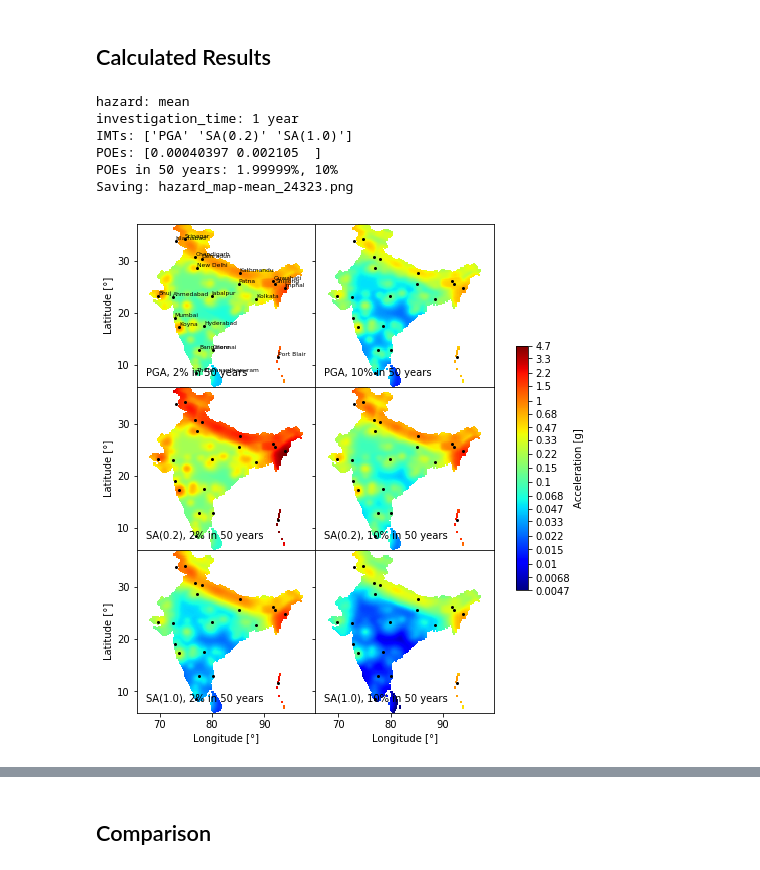
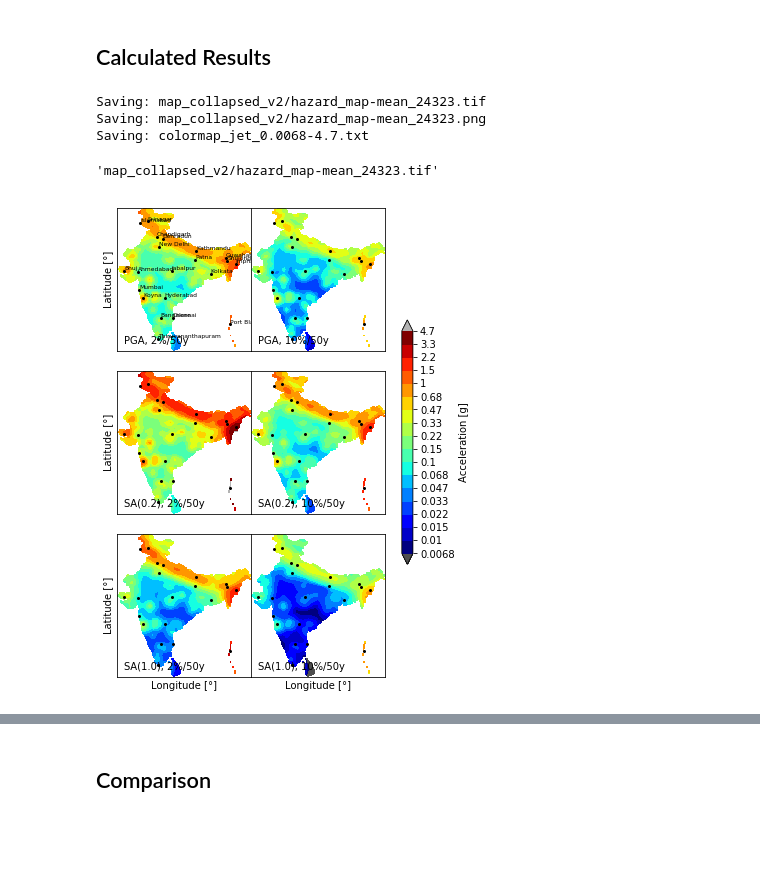
Before and after one commit to nackerley/indian-subcontinent-psha, a Jupyter notebook: Results/Mapping.ipynb, the cells around one changed output, grey strips where cells are left out. Saved outputs shown, nothing was run; the diff lists cells and outputs as text; code cells hidden in the pictures; blank space fills up the shorter version.

```diff
--- a/Results/Mapping.ipynb
+++ b/Results/Mapping.ipynb
@@ -169,61 +128,10 @@ Saving: map_published.png
 # %% [markdown]
 ## Calculated Results
-# %%
-df_calc, config = read_hazard_map_csv(MAP_CSV)
-if 'kind' in config:
-    print('hazard: ' + config['kind'])
-print('investigation_time: %g year' % config['investigation_time'])
-
-imts = df_calc.columns.levels[0].values
-poes_inv = df_calc.columns.levels[1].values
-print('IMTs:', imts)
-print('POEs:', poes_inv)
-
-poes_nom = convert_probability(poes_inv, config['investigation_time'], T_NOM)
-print('POEs in %g years: %s' % (T_NOM, ', '.join('%g%%' % (100*poe) for poe in poes_nom)))
-
-fig, axes = plt.subplots(len(imts), len(poes_inv),
-                         figsize=(4*len(poes_inv), 3*len(imts)), sharex=True, sharey=True,
-                         subplot_kw={'adjustable': 'datalim', 'aspect': 1})
-fig.subplots_adjust(hspace=0, wspace=0)
-for imt, row_axes in zip(imts, axes):
-    for poe_inv, poe_nom, ax in zip(poes_inv, POES_NOM, row_axes):
-
-        imt_poe_label = ('%s, %.3g%% in %g years' %
-                         (str(imt), 100*poe_nom, T_NOM))
-        annotate(imt_poe_label, 'lower left', ax)
-
-        df = df_calc[(imt, poe_inv)].unstack()
-        x = np.hstack((df.index - grid_step/2, df.index.max() + grid_step/2))
-        y = np.hstack((df.columns - grid_step/2, df.columns.max() + grid_step/2))
-        im = ax.pcolormesh(x, y, df.values.T, cmap='jet', norm=LogNorm(iml_limits[0], iml_limits[1]))
-
-        ax.plot(df_cities['Longitude (°E)'],
-                df_cities['Latitude (°N)'],
-                'ko', markersize=2)
-
-for city, info in df_cities.iterrows():
-    axes[0, 0].annotate(city, (info['Longitude (°E)'], info['Latitude (°N)']),
-                        va='bottom', fontsize=6)
-
-axes[0, 0].set_aspect('equal')
-axes[0, 0].autoscale(enable=True, axis=u'both', tight=True)
-cbar = fig.colorbar(im, ax=axes.ravel().tolist(), shrink=0.5, label='Acceleration [g]')
-cbar.set_ticks(iml_boundaries)
-cbar.ax.set_yticklabels(iml_labels)
-
-[ax.set_xlabel(u'Longitude [°]') for ax in axes[-1, :]]
-[ax.xaxis.set_major_locator(MultipleLocator(base=10.)) for ax in axes[-1, :]]
-[ax.set_ylabel(u'Latitude [°]') for ax in axes[:, 0]]
-[ax.yaxis.set_major_locator(MultipleLocator(base=10.)) for ax in axes[:, 0]]
-map_pdf = os.path.splitext(os.path.basename(MAP_CSV))[0] + '.png'
-print('Saving: ' + map_pdf)
-fig.savefig(map_pdf, dpi=300, bbox_inches='tight')
-# %% [output]
-hazard: mean
-investigation_time: 1 year
-IMTs: ['PGA' 'SA(0.2)' 'SA(1.0)']
-POEs: [0.00040397 0.002105  ]
-POEs in 50 years: 1.99999%, 10%
-Saving: hazard_map-mean_24323.png
-[figure, removed]
+# %%
+csv2raster(MAP_CSV)
+# %% [output]
+Saving: map_collapsed_v2/hazard_map-mean_24323.tif
+Saving: map_collapsed_v2/hazard_map-mean_24323.png
+Saving: colormap_jet_0.0068-4.7.txt
+'map_collapsed_v2/hazard_map-mean_24323.tif'
+[figure, added]
```
Also changed, not shown: parts of 13 cells of this notebook, 16 other files.
